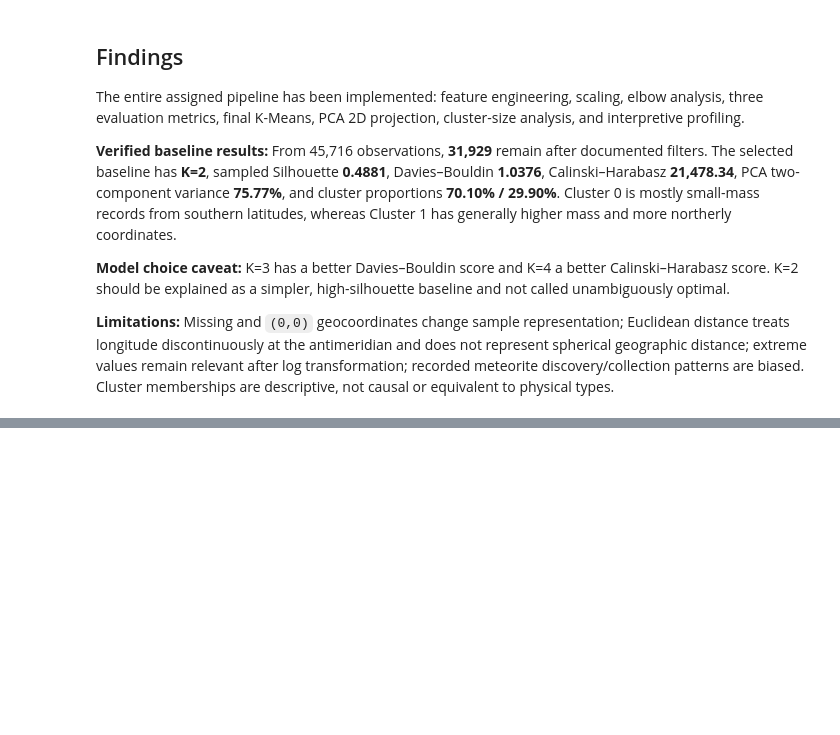
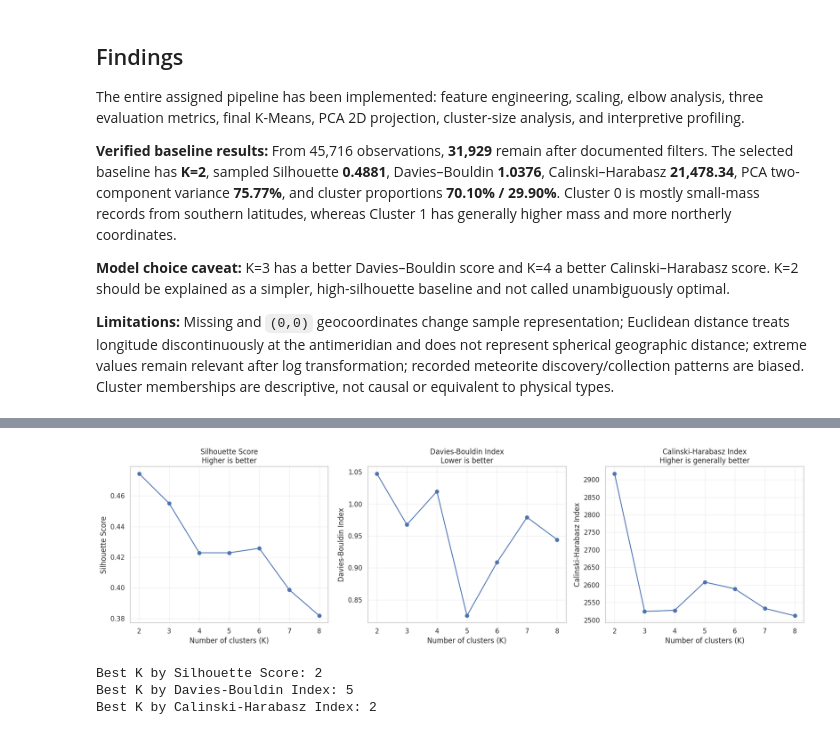
Before and after one commit to manaswiniyoshitha2006-netizen/ML-Evaluation, a Jupyter notebook: notebooks/clustering.ipynb, the cells around one changed output, grey strips where cells are left out. Drawn from its saved outputs; the diff is of its cells as text; code cells hidden in the pictures; blank space fills up the shorter version.

Commit message:
Evaluate hierarchical clustering metrics

```diff
--- a/notebooks/clustering.ipynb
+++ b/notebooks/clustering.ipynb
@@ -1903,0 +2014,19 @@ The entire assigned pipeline has been implemented: feature engineering, scaling,
+# %%
+
+# STEP 2: FEATURE SCALING
+
+scaler_hierarchical = StandardScaler()
+
+X_hierarchical_scaled = scaler_hierarchical.fit_transform(
+    X_hierarchical
+)
+
+print("Scaled data shape:", X_hierarchical_scaled.shape)
+
+scaled_summary = pd.DataFrame({
+    "Feature": model_features,
+    "Mean": X_hierarchical_scaled.mean(axis=0),
+    "Standard Deviation": X_hierarchical_scaled.std(axis=0)
+})
+
+display(scaled_summary.round(4))
@@ -1903,0 +2141,59 @@ The entire assigned pipeline has been implemented: feature engineering, scaling,
+# %%
+
+# STEP 5: EVALUATION PLOTS
+
+fig, axes = plt.subplots(1, 3, figsize=(17, 5))
+
+metrics_to_plot = [
+    ("Silhouette Score", "Higher is better"),
+    ("Davies-Bouldin Index", "Lower is better"),
+    ("Calinski-Harabasz Index", "Higher is generally better")
+]
+
+for ax, (metric, description) in zip(
+    axes, metrics_to_plot
+):
+    ax.plot(
+        hierarchical_metrics["K"],
+        hierarchical_metrics[metric],
+        marker="o"
+    )
+
+    ax.set_title(f"{metric}\n{description}")
+    ax.set_xlabel("Number of clusters (K)")
+    ax.set_ylabel(metric)
+    ax.set_xticks(list(K_VALUES))
+    ax.grid(alpha=0.3)
+
+plt.tight_layout()
+plt.show()
+
+best_silhouette_k = int(
+    hierarchical_metrics.loc[
+        hierarchical_metrics["Silhouette Score"].idxmax(),
+        "K"
+    ]
+)
+
+best_db_k = int(
+    hierarchical_metrics.loc[
+        hierarchical_metrics["Davies-Bouldin Index"].idxmin(),
+        "K"
+    ]
+)
+
+best_ch_k = int(
+    hierarchical_metrics.loc[
+        hierarchical_metrics["Calinski-Harabasz Index"].idxmax(),
+        "K"
+    ]
+)
+
+print("Best K by Silhouette Score:", best_silhouette_k)
+print("Best K by Davies-Bouldin Index:", best_db_k)
+print("Best K by Calinski-Harabasz Index:", best_ch_k)
+# %% [output]
+[figure, added]
+Best K by Silhouette Score: 2
+Best K by Davies-Bouldin Index: 5
+Best K by Calinski-Harabasz Index: 2
```
Also changed, not shown: parts of 6 cells of this notebook.
